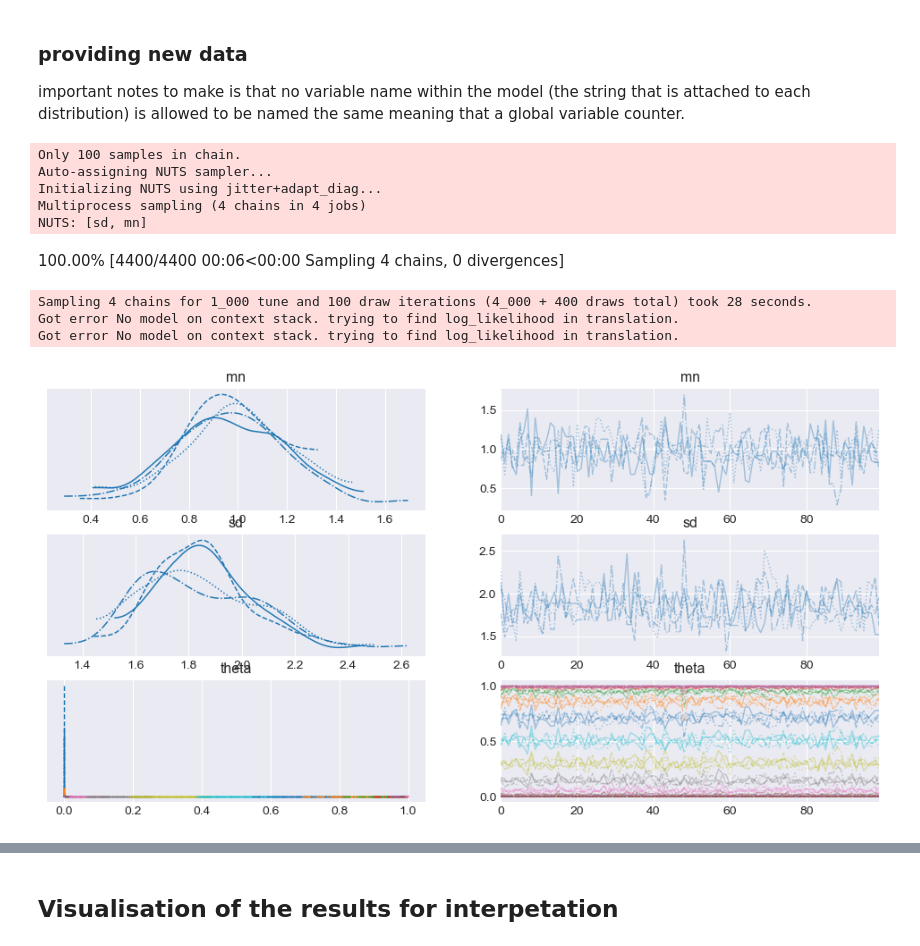
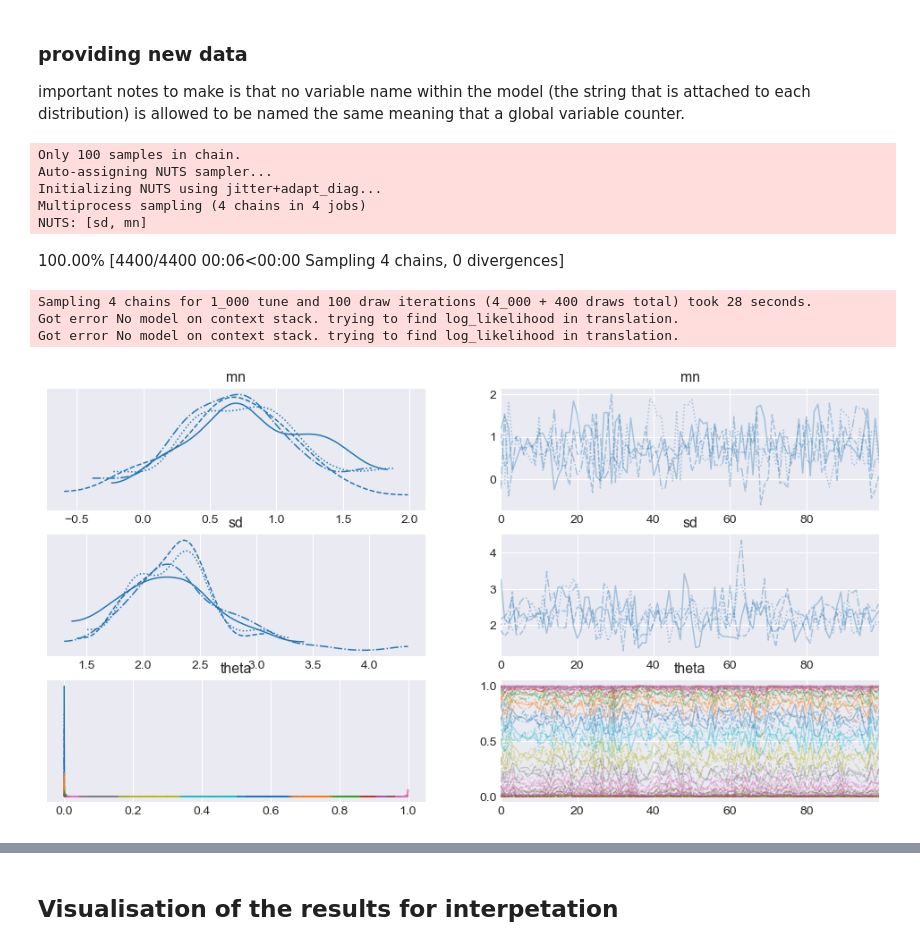
Before and after one commit to LordHerman123/Thesis, a Jupyter notebook: pyMC3_trial.ipynb, the cells around one changed output, grey strips where cells are left out. Drawn from its saved outputs; the diff is of its cells as text; code cells hidden in the pictures.

```diff
--- a/pyMC3_trial.ipynb
+++ b/pyMC3_trial.ipynb
@@ -462,7 +462,7 @@ def cumulative_normal(x, mean, sigma, s=np.sqrt(2)):
     return 0.5 + 0.5 * tt.erf((x-mean)/(sigma*s))
 
 normal_dist = stats.norm(loc = mu, scale=sigma)
-n_samples = 5
+n_samples = 1
 chance_per_degree = []
 samples_per_degree = []
 samples_per_degree_obs = []
@@ -545,22 +547,22 @@ Got error No model on context stack. trying to find log_likelihood in translatio
 ### providing new data
 important notes to make is that no variable name within the model (the string that is attached to each distribution) is allowed to be named the same meaning that a global variable counter.
 # %%
-n_samples_new,new_data = generate_random_data(15)
+n_samples_new,new_data = generate_random_data(5)
 with model_cdf_hierarchical:
     Y_obs = pm.Binomial("Y_obs"+str(Global_variable_counter), n=n_samples_new, p=theta, observed=new_data)
 
     trace_hierarchical = pm.sample(100, cores=4)  # Sampling from the model
 
 az.plot_trace(trace_hierarchical)
 Global_variable_counter =+ 1
 # %% [output]
 Only 100 samples in chain.
 Auto-assigning NUTS sampler...
 Initializing NUTS using jitter+adapt_diag...
 Multiprocess sampling (4 chains in 4 jobs)
 NUTS: [sd, mn]
 100.00% [4400/4400 00:06<00:00 Sampling 4 chains, 0 divergences]
 Sampling 4 chains for 1_000 tune and 100 draw iterations (4_000 + 400 draws total) took 28 seconds.
 Got error No model on context stack. trying to find log_likelihood in translation.
 Got error No model on context stack. trying to find log_likelihood in translation.
-[figure, old version]
+[figure, new version]
```
Also changed, not shown: parts of 6 cells of this notebook.
